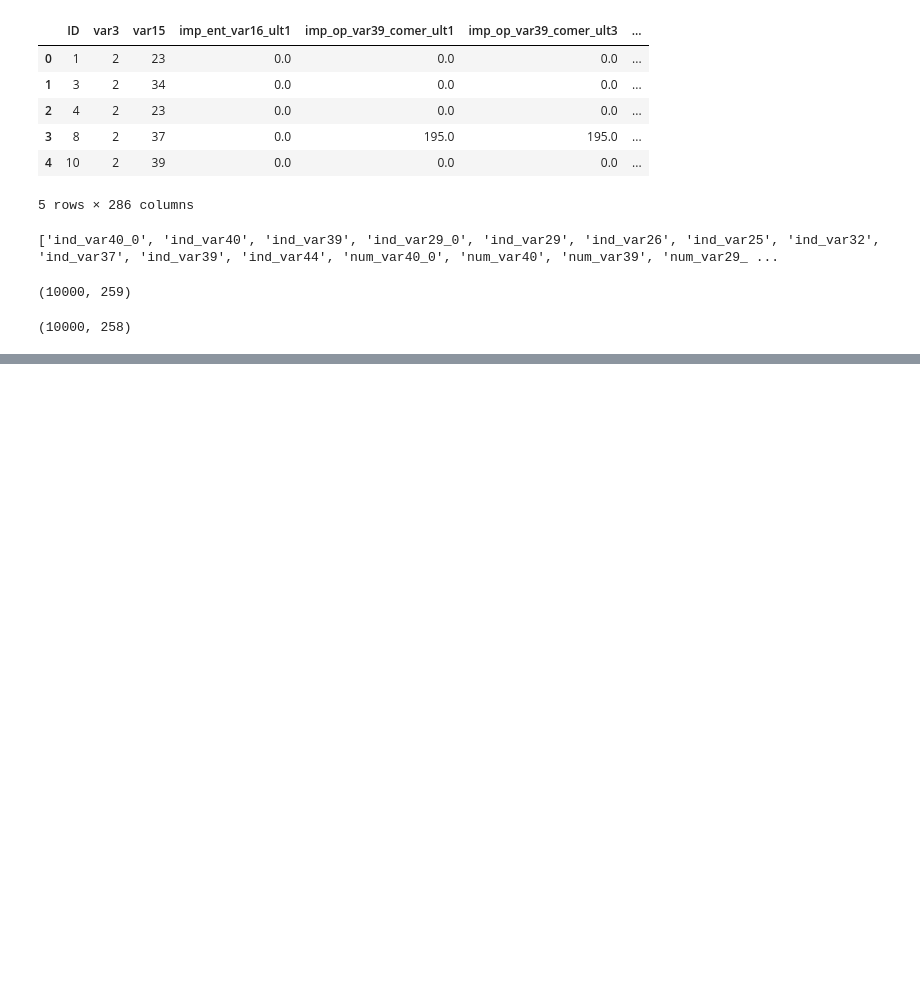
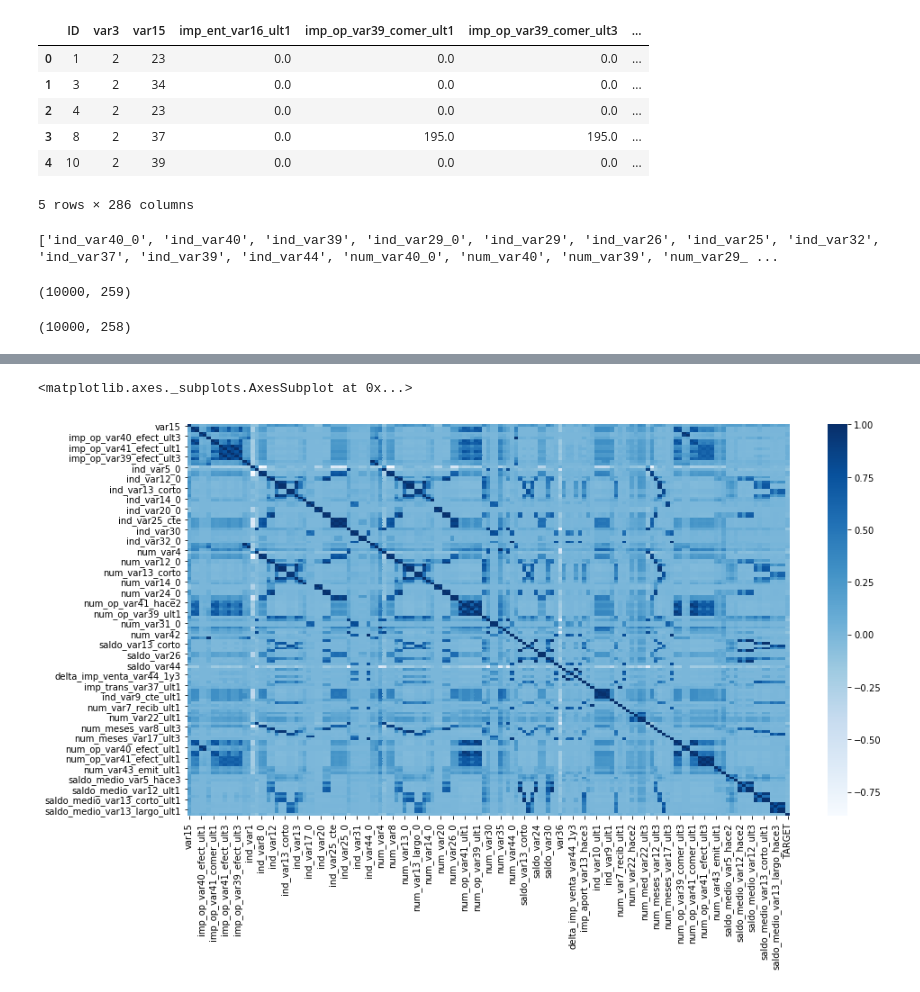
Before and after one commit to juyamauti/SantanderCustomerSatisfaction, a Jupyter notebook: Proj03_SantanderCustomerSatisfaction.ipynb, the cells around one changed output, grey strips where cells are left out. Saved outputs shown, nothing was run; the diff lists cells and outputs as text; code cells hidden in the pictures; blank space fills up the shorter version.

```diff
--- a/Proj03_SantanderCustomerSatisfaction.ipynb
+++ b/Proj03_SantanderCustomerSatisfaction.ipynb
@@ -210,0 +242,7 @@ kfold = KFold(num_folds, True, random_state = seed)
+# %%
+# Feature selection using SelectKBest
+best_var = SelectKBest(score_func = chi2, k = 150)
+
+fit = best_var.fit(X, Y)
+
+features = fit.transform(X)
@@ -210,0 +270,6 @@ kfold = KFold(num_folds, True, random_state = seed)
+# %%
+# Get columns to keep and create new dataframe with those only
+cols = best_var.get_support(indices=True)
+features_df_new = traindata.iloc[:,cols]
+
+features_df_new
@@ -210,0 +290,4 @@ kfold = KFold(num_folds, True, random_state = seed)
+# %%
+newfeat = pd.concat([features_df_new.reset_index(drop=True), traindata['TARGET']], axis=1)
+
+newfeat
@@ -210,0 +308,4 @@ kfold = KFold(num_folds, True, random_state = seed)
+# %%
+# Correlation between most important variables
+corr = newfeat.corr()
+corr
@@ -210,0 +326,6 @@ kfold = KFold(num_folds, True, random_state = seed)
+# %%
+plt.figure(figsize = (15,8))
+sns.heatmap(corr, cmap="Blues")
+# %% [output]
+<matplotlib.axes._subplots.AxesSubplot at 0x...>
+[figure, added]
```
Also changed, not shown: parts of 51 cells of this notebook.
